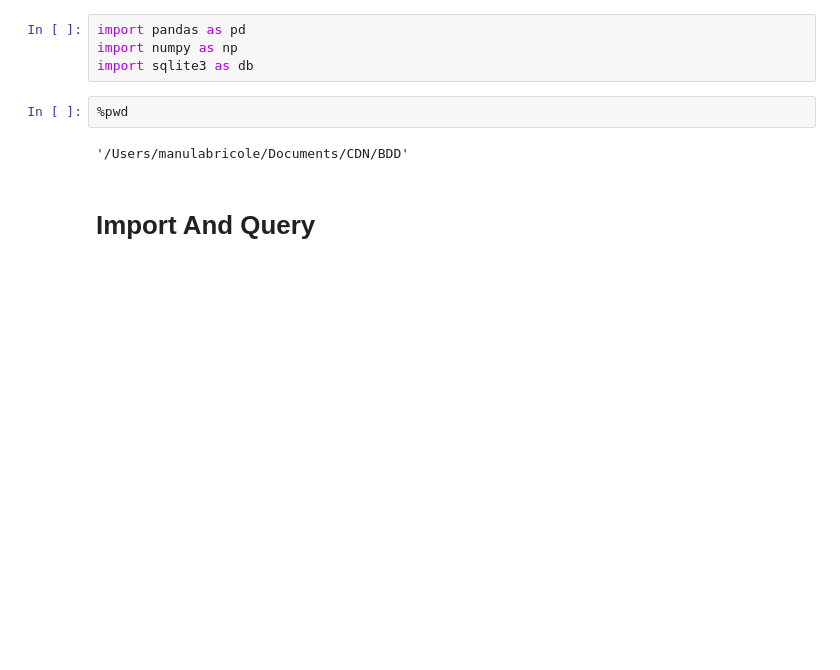
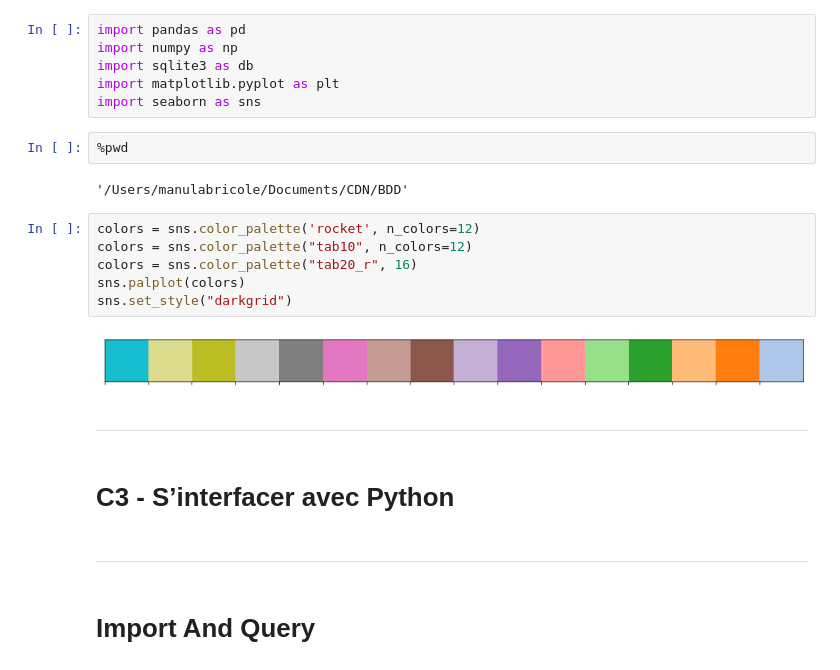
Before and after one commit to ManuLabricole/CDN-BaseDeDonnees, a Jupyter notebook: iteration_3.ipynb, the cells around one changed output. Cells and saved outputs as stored; diff of their text form; blank space fills up the shorter version.

```diff
--- a/iteration_3.ipynb
+++ b/iteration_3.ipynb
@@ -2,10 +2,26 @@
 import pandas as pd
 import numpy as np
 import sqlite3 as db
+import matplotlib.pyplot as plt
+import seaborn as sns
 # %%
 %pwd
 # %% [output]
 '/Users/manulabricole/Documents/CDN/BDD'
+# %%
+colors = sns.color_palette('rocket', n_colors=12)
+colors = sns.color_palette("tab10", n_colors=12)
+colors = sns.color_palette("tab20_r", 16)
+sns.palplot(colors)
+sns.set_style("darkgrid")
+# %% [output]
+[figure, added]
+# %% [markdown]
+--------
+# %% [markdown]
+# C3 - S’interfacer avec Python
+# %% [markdown]
+---
 # %% [markdown]
 # Import And Query
 # %% [markdown]
```
Also changed, not shown: parts of 17 cells of this notebook.
